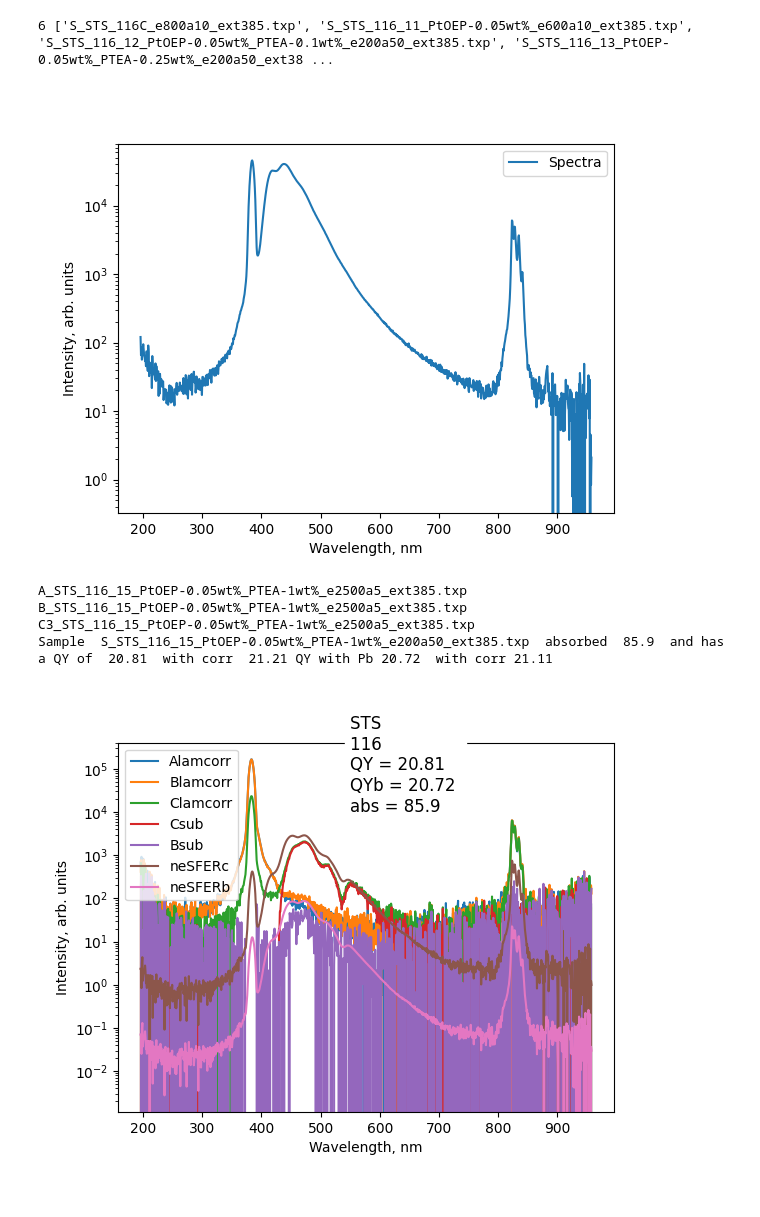
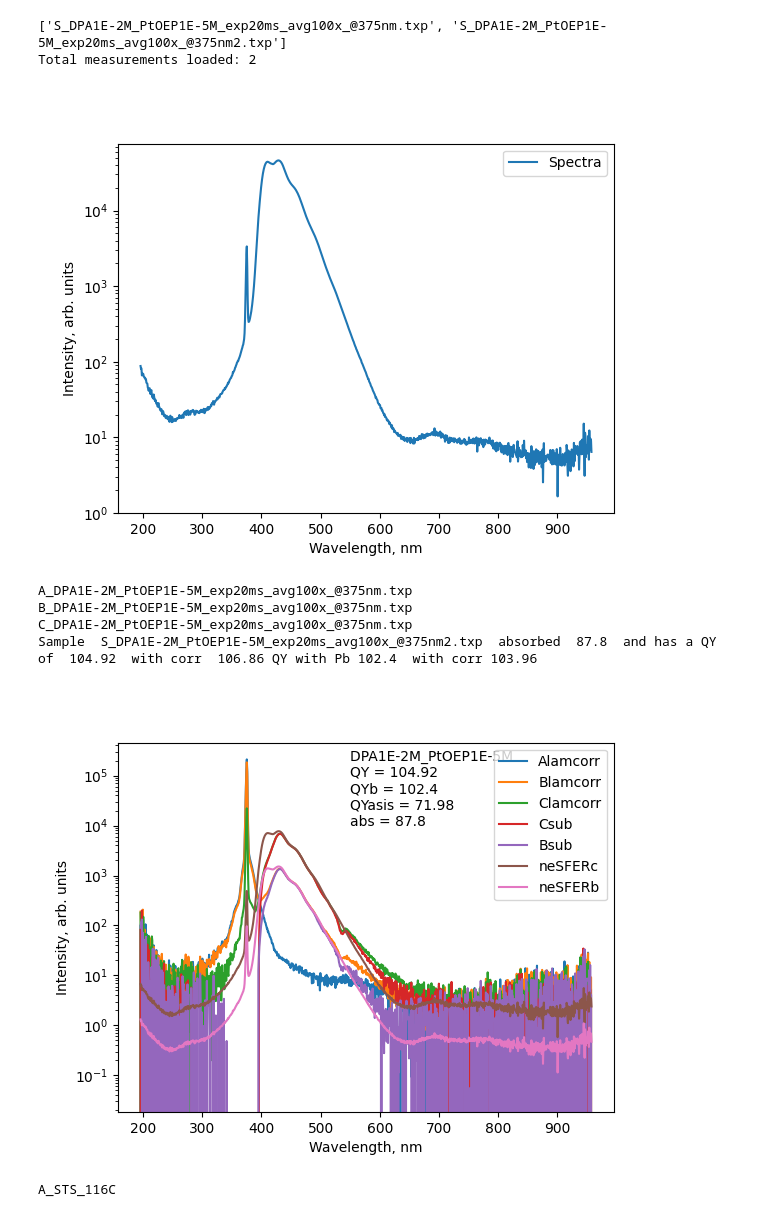
Before and after one commit to Ironslice/FTMC-Scripts, a Jupyter notebook: QY calc.ipynb, the cells around one changed output. Drawn from its saved outputs; the diff is of its cells as text; code cells hidden in the pictures.

Commit message:
Improved qy script
Improved QY calc

```diff
--- a/QY calc.ipynb
+++ b/QY calc.ipynb
@@ -22,18 +22,28 @@ def displayall ():
     root.withdraw()
     return path
 # %%
-spherecorr = pd.read_csv('C:\\Users\\Manvydas\\Desktop\\Qy_Calculator\\corrections\\Z_Green2019.dat', delimiter='\t', index_col=None, header=0)
+spherecorrection = 'Edinburgh'  #    'Edinburgh'     OR     'Green'
+#String to look for in files:
+lookout = 'S_' # DEFAULT 'S_' use more specific string if there are too many matches
+if spherecorrection == 'Edinburgh':
+    spherecorr = pd.read_csv(r'C:\Users\Manvydas\Desktop\FTMC\Github\FTMC-Scripts\corrections\Z_Edinburg2019Stepono.dat', delimiter='\t', index_col=None, header=0)
+elif spherecorrection == 'Green':
+    spherecorr = pd.read_csv(r'C:\Users\Manvydas\Desktop\FTMC\Github\FTMC-Scripts\corrections\Z_Green2019.dat', delimiter='\t', index_col=None, header=0)
+else:
+    print('Invalid sphere correction')
 spherecorr.columns = ['WL', 'corr']
 path = displayall()
 used = set()
 df = pd.DataFrame()
 names = os.listdir(path)
-namesspectra = [x for x in names if 'S_STS' in x and '.txp' in x]
-print(len(namesspectra), namesspectra)
+namesspectra = [x for x in names if lookout in x and '.txp' in x]
+print(namesspectra)
+print('Total measurements loaded:', len(namesspectra))
 # %% [output]
-6 ['S_STS_116C_e800a10_ext385.txp', 'S_STS_116_11_PtOEP-0.05wt%_e600a10_ext385.txp', 'S_STS_116_12_PtOEP-0.05wt%_PTEA-0.1wt%_e200a50_ext385.txp', 'S_STS_116_13_PtOEP-0.05wt%_PTEA-0.25wt%_e200a50_ext38 ...
+['S_DPA1E-2M_PtOEP1E-5M_exp20ms_avg100x_@375nm.txp', 'S_DPA1E-2M_PtOEP1E-5M_exp20ms_avg100x_@375nm2.txp']
+Total measurements loaded: 2
 # %%
-f = 0
+f = 1
 plt.close()
 df['WL'] = pd.read_csv(path + '\\' +
                        namesspectra[f], usecols=['@0'], sep='\t')
@@ -45,19 +55,19 @@ plt.yscale('log')
 plt.legend()
 plt.show()
 # %% [output]
-[figure, old version]
+[figure, new version]
 # %%
 # This cell proccesses data and calculates QY
-filter = ''
-f = 5
-measurement = 'C3'
+filter = '' # example 'CC8' leave empty for no filter
+f = 1 # sample number
+measurement = 'C' # Default 'C', use this to cycle between C measurements 'C1, C2;' etc.
 comment = '' + measurement
-integrate_from_spectra = 392 #350
+integrate_from_spectra = 385 #350
 integrate_to_spectra = 700 #520
-integrate_from_laser = 380 #525
-integrate_to_laser = 392 #540
+integrate_from_laser = 370 #525
+integrate_to_laser = 385 #540
 
-coff = 0.028
+coff = 0.078
 coff2 = 1
 
 abscorr = 1.6
@@ -69,7 +79,9 @@ if filter:
     df['corr'] = filtercorr['corr'] / spherecorr['corr']
 else:
     df['corr'] = 1 / spherecorr['corr']
-namecrop = "B_" + namesspectra[f].split('_')[1] + "_" + namesspectra[f].split('_')[2] + "_" + namesspectra[f].split('_')[3] + "_" + namesspectra[f].split('_')[4]
+
+namecrop = lookout.replace('S_', 'B_') + namesspectra[f].split('_e')[0].split(lookout)[1]
+# namecrop = "B_" + namesspectra[f].split('_')[1] + "_" + namesspectra[f].split('_')[2]# + "_" + namesspectra[f].split('_')[3] + "_" + namesspectra[f].split('_')[4]
 namessph = [x for x in names if namecrop in x]
 namessph = namessph[0]
 
@@ -82,9 +94,7 @@ df['A'] = pd.read_csv(path + '\\' +
                       namessph.replace('B_', 'A_'), usecols=['0.000000'], sep='\t')
 df['B'] = pd.read_csv(path + '\\' + namessph,
                       usecols=['0.000000'], sep='\t')
-# df['C'] = pd.read_csv(path + '\\' + namessph.replace('B_', 'C_'), usecols = ['0.000000'], sep='\t')
-df['C'] = pd.read_csv(path + '\\' + namessph.replace('B_', measurement+'_'), usecols=['0.000000'], sep='\t')
-# df['corr'] = df['corr'].fillna(1E-4)
+df['C'] = pd.read_csv(path + '\\' + namessph.replace('B_', measurement + '_'), usecols=['0.000000'], sep='\t')
 df['Alamcorr'] = df['A'] * df['WL'] / df['corr'] / 200
 df['Blamcorr'] = df['B'] * df['WL'] / df['corr'] / 200
 df['Clamcorr'] = df['C'] * df['WL'] / df['corr'] / 200
@@ -132,50 +142,57 @@ qy2 = round(100*(Pc/(La*(abs-abscorr/100))), 2)
 qy3 = round(100*((Pc-(1-abs)*Pb)/(La*abs)), 2)
 qy4 = round(100*((Pc-(1-(abs-abscorr/100))*Pb)/(La*(abs-abscorr/100))), 2)
 
+qyasis = round(100*((Pcasis-(1-abs)*Pbasis)/(La*abs)), 2)
+
 print(namessph.replace('B_', 'A_'))
 print(namessph)
-print(namessph.replace('B_', measurement+'_'))
+print(namessph.replace('B_', 'C_').replace(
+    'C_' + namesspectra[f].split('_')[1], str(measurement) + '_' + namesspectra[f].split('_')[1]))
 
 print('Sample ', namesspectra[f], ' absorbed ', round(
     abs*100, 2), ' and has a QY of ', qy, ' with corr ', qy2, 'QY with Pb', qy3, ' with corr', qy4)
-message = '%s \n%s \nQY = %s \nQYb = %s \nabs = %s'%(namesspectra[f].split('_')[1], namesspectra[f].split('_')[2].replace('.txp',''), qy, qy3, abs*100)
+message = '%s  \nQY = %s \nQYb = %s \nQYasis = %s \nabs = %s'%(namesspectra[f].split('_')[1] + '_' + namesspectra[f].split('_')[2].replace('.txp',''), qy, qy3, qyasis, abs*100)
 plt.xlabel('Wavelength, nm'); plt.ylabel('Intensity, arb. units')
-plt.text(550, 1E4, message, fontsize = 12, backgroundcolor = 'w')
+plt.text(550, 1E4, message, fontsize = 10) #, backgroundcolor = 'w'
 plt.legend()
 plt.show()
 
 
 # THIS SECTION WRITES USER PARAMETERS FILE
 now = datetime.datetime.now()
 now = now.strftime("%Y/%m/%d %H:%M:%S")
-headerList = ['Time', 'Sample', 'comment', 'La', 'Lb', 'Lc', 'Pc', 'Pb', 'abs', 'abscorr', 'qy',
-              'qy2', 'qy3', 'qy4', 'P integrate from', 'P integrate to', 'L integrate from', 'Pc integrate to']
+headerList = ['Time', 'Sample', 'comment', 'La', 'Lb', 'Lc', 'Pc', 'Pb', 'abs', 'abscorr', 'qy simplified no abscorr',
+              'qy simplified with abscorr', 'qy with Pb no abscorr', 'qy with Pb with abscorr', 'qy as is', 'P integrate from', 'P integrate to', 'L integrate from', 'Pc integrate to']
 parameters_list = [now, namesspectra[f], comment, La, Lb, Lc, Pc, Pb, round(
-    abs*100, 2), abscorr, qy, qy2, qy3, qy4, integrate_from_spectra, integrate_to_spectra, integrate_from_laser, integrate_to_laser]
+    abs*100, 2), abscorr, qy, qy2, qy3, qy4, qyasis, integrate_from_spectra, integrate_to_spectra, integrate_from_laser, integrate_to_laser]
 csvname = os.path.join(path + "\\" + 'QY.csv')
 if not os.path.exists(csvname):
     with open(csvname, 'a', newline='') as csvfile:
         resultwriter = csv.writer(csvfile, delimiter=';')
         resultwriter.writerow(headerList)
     with open(csvname, 'a', newline='') as csvfile:
         resultwriter = csv.writer(csvfile, delimiter=';')
         resultwriter.writerow(parameters_list)
 else:
     with open(csvname, 'a', newline='') as csvfile:
         resultwriter = csv.writer(csvfile, delimiter=';')
         resultwriter.writerow(parameters_list)
     # print(df)
 
     # df = pd.read_csv(pathfullspectra + '\\' + f + namerest, usecols = ['0.000000'], sep='\t')
 # %% [output]
-A_STS_116_15_PtOEP-0.05wt%_PTEA-1wt%_e2500a5_ext385.txp
-B_STS_116_15_PtOEP-0.05wt%_PTEA-1wt%_e2500a5_ext385.txp
-C3_STS_116_15_PtOEP-0.05wt%_PTEA-1wt%_e2500a5_ext385.txp
-Sample  S_STS_116_15_PtOEP-0.05wt%_PTEA-1wt%_e200a50_ext385.txp  absorbed  85.9  and has a QY of  20.81  with corr  21.21 QY with Pb 20.72  with corr 21.11
+A_DPA1E-2M_PtOEP1E-5M_exp20ms_avg100x_@375nm.txp
+B_DPA1E-2M_PtOEP1E-5M_exp20ms_avg100x_@375nm.txp
+C_DPA1E-2M_PtOEP1E-5M_exp20ms_avg100x_@375nm.txp
+Sample  S_DPA1E-2M_PtOEP1E-5M_exp20ms_avg100x_@375nm2.txp  absorbed  87.8  and has a QY of  104.92  with corr  106.86 QY with Pb 102.4  with corr 103.96
-[figure, old version]
+[figure, new version]
 # %%
 # This cell exports the dataset used for QY calc above
 
 csvdatname = os.path.join(path + "\\" + namesspectra[f].split('_')[1] + "_" + measurement + "_" + 'spectraldata.csv')
 df.replace([np.inf, -np.inf], 0, inplace=True)
 df.to_csv(csvdatname)
+# %%
+print(namesspectra[f].split('_e')[0])
+# %% [output]
+A_STS_116C
```
Also changed, not shown: 6 other files.
